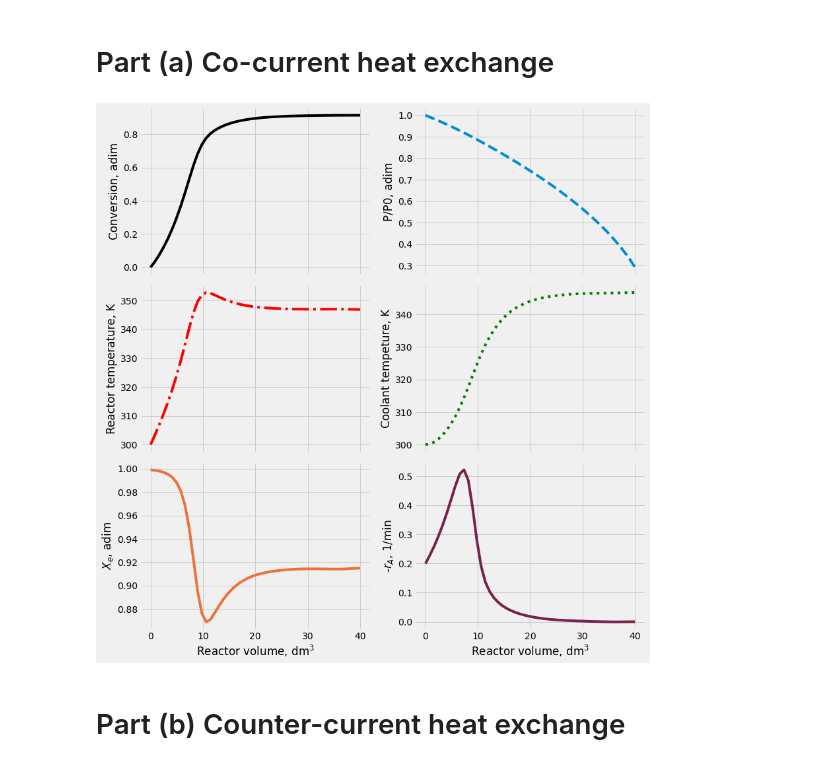
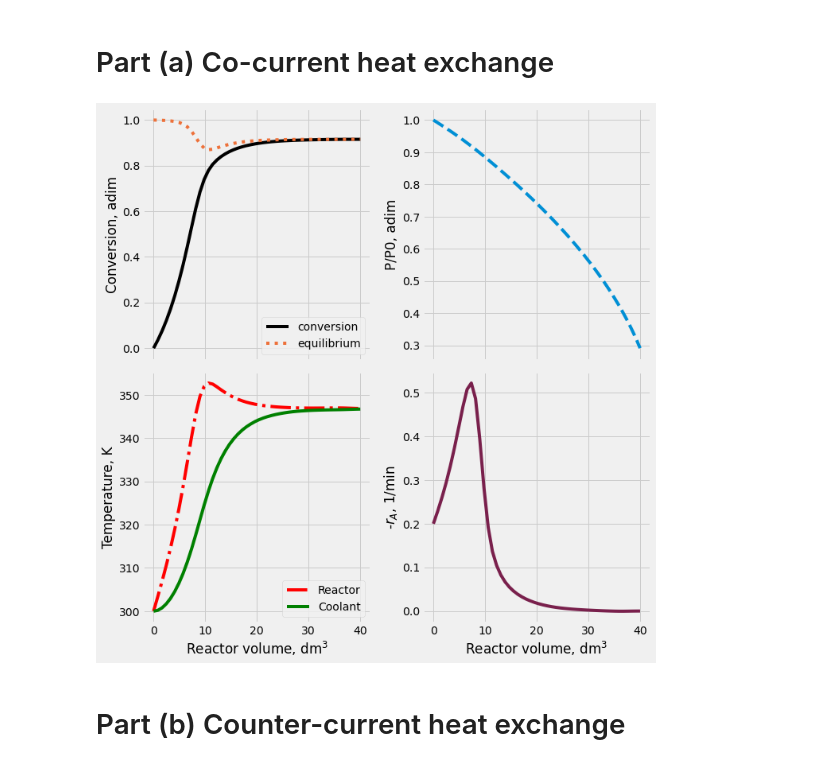
Before and after one commit to aliglara/aliglara, a Jupyter notebook: solved_problems/fogler_5ed_P12-8.ipynb, the cells around one changed output. Saved outputs shown, nothing was run; the diff lists cells and outputs as text; code cells hidden in the pictures.

```diff
--- a/solved_problems/fogler_5ed_P12-8.ipynb
+++ b/solved_problems/fogler_5ed_P12-8.ipynb
@@ -183,27 +184,25 @@ def solve_scenario(parameters):
 
     xe, ra = get_xe_ra(xa, t, p, to)
 
-    fig, ((ax1, ax2), (ax3, ax4), (ax5, ax6)) = plt.subplots(3, 2, figsize=(12, 12), sharex=True)
+    fig, ((ax1, ax2), (ax3, ax4)) = plt.subplots(2, 2, figsize=(10, 10), sharex=True)
 
-    ax1.plot(vreactor, xa, color='black')
+    ax1.plot(vreactor, xa, color='black', label='conversion')
+    ax1.plot(vreactor, xe, color='#ed713a', ls=':', label='equilibrium')
     ax1.set_ylabel('Conversion, adim')
+    ax1.legend(loc='best')
 
     ax2.plot(vreactor, p, ls='--')
     ax2.set_ylabel('P/P0, adim')
 
-    ax3.plot(vreactor, t, color='red', ls='-.')
-    ax3.set_ylabel('Reactor temperature, K')
+    ax3.plot(vreactor, t, color='red', ls='-.', label='Reactor')
+    ax3.plot(vreactor, ta, color='green', label='Coolant')
+    ax3.set_ylabel('Temperature, K')
+    ax3.set_xlabel(r'Reactor volume, dm$^3$')
+    ax3.legend(loc='best')
 
-    ax4.plot(vreactor, ta, color='green', ls=':')
-    ax4.set_ylabel('Coolant tempeture, K')
-
-    ax5.plot(vreactor, xe, color='#ed713a')
-    ax5.set_xlabel(r'Reactor volume, dm$^3$')
-    ax5.set_ylabel(r'$X_e$, adim')
-
-    ax6.plot(vreactor, ra, color='#79204c')
-    ax6.set_xlabel(r'Reactor volume, dm$^3$')
-    ax6.set_ylabel(r'-$r_A$, 1/min')
+    ax4.plot(vreactor, ra, color='#79204c')
+    ax4.set_xlabel(r'Reactor volume, dm$^3$')
+    ax4.set_ylabel(r'-$r_A$, 1/min')
 
     plt.tight_layout()
     plt.show()
@@ -211,12 +210,15 @@ def solve_scenario(parameters):
 # %% [markdown]
 # Part (a) Co-current heat exchange
 # %%
+summary = []
 iCs = [0, T0, 1, Ta0]
 Phi_i = 2
 Parameters = [Phi_i, False, T0, 'cocurrent', False]
 
 Vreactor_a, Xa_a, Temp_a, p_a, Ta_a, Xe_a, rA_a = solve_scenario(Parameters)
+
+summary.append([Xa_a[-1], Temp_a[-1], p_a[-1], Ta_a[-1], Xe_a[-1], rA_a[-1]])
 # %% [output]
-[figure, old version]
+[figure, new version]
 # %% [markdown]
 # Part (b) Counter-current heat exchange
```
Also changed, not shown: parts of 18 cells of this notebook.
